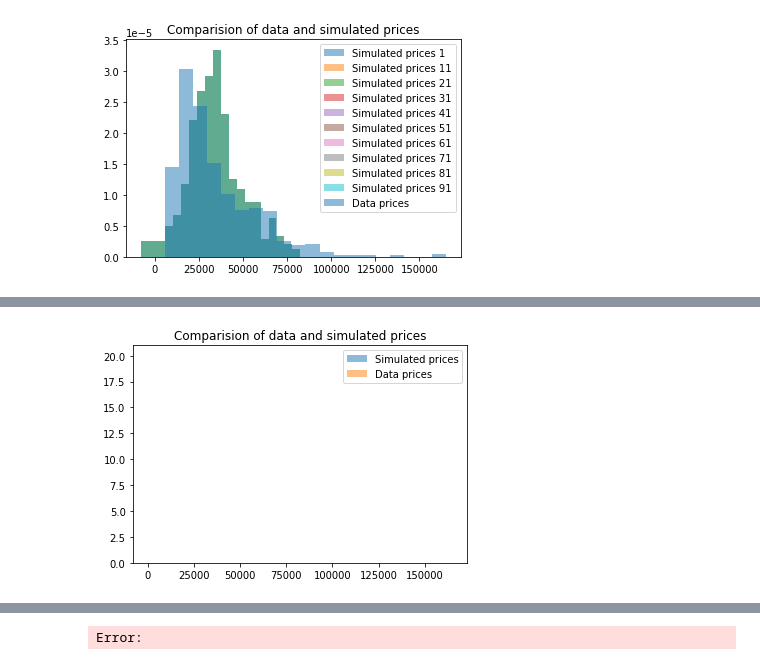
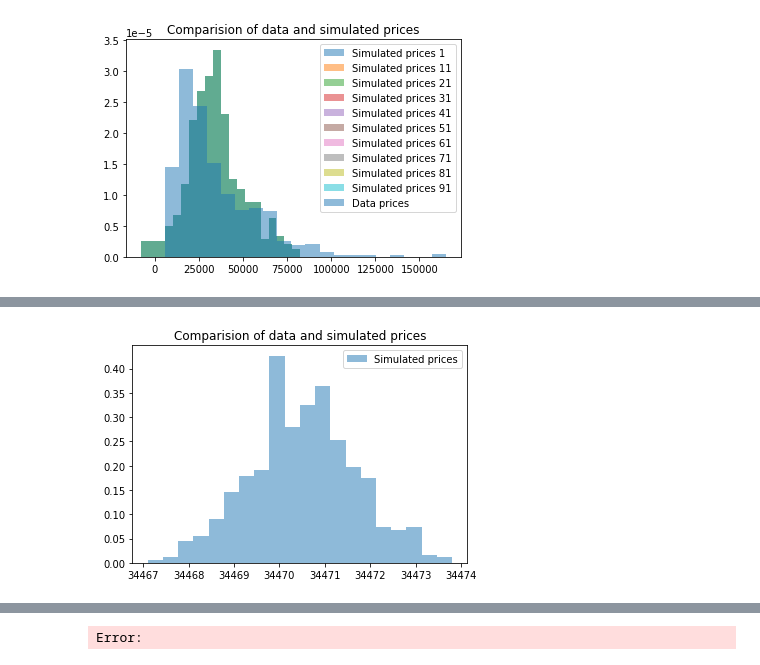
Before and after one commit to Karolina0110/DA, a Jupyter notebook: project/car_sales.ipynb, the cells around one changed output, grey strips where cells are left out. Saved outputs shown, nothing was run; the diff lists cells and outputs as text; code cells hidden in the pictures.

```diff
--- a/project/car_sales.ipynb
+++ b/project/car_sales.ipynb
@@ -169,3 +141,3 @@ print(data_standarzed)
 # %%
-model_2 = cmdstanpy.CmdStanModel(stan_file='car_price_2_ppc.stan')
+model_2 = cmdstanpy.CmdStanModel(stan_file='test.stan')
 # %% [output]
@@ -174,7 +145,0 @@ ValueError: Unable to compile Stan model file: /home/DA/project/car_price_2_ppc.
-# %%
-N = 532
-data = {'N': N,
-        'x1_new': np.linspace(data_standarzed['Mileage_km'].min, data_standarzed['Mileage_km'].max, len(data_standarzed)),
-        'x2_new': np.linspace(data_standarzed['Production_year'].min, data_standarzed['Production_year'].max, len(data_standarzed)),
-        }
-sim_2=model_2.sample(data=data)
@@ -211,0 +146,9 @@ sim_pd_2.head()
+# %%
+data = {'N': N,
+        'x1_new': np.array([np.random.normal(2009, 4) for _ in range(N)])
+    }
+
+sim_2=model_2.sample(data=data)
+sim_pd_2 = sim_2.draws_pd()
+prices_sim_pd_2 = sim_pd_2.loc[:, 'y_generated[1]':'y_generated[532]'].values
+print(sim_pd_2)
@@ -212,12 +191,12 @@ sim_pd_2.head()
 # %%
 plt.figure()
-plt.hist(prices_sim_pd_2[1], bins = 20, alpha = 0.5, density = True, label = f'Simulated prices')
-plt.hist(audi_a3_2000ccm['Price'].values, bins = 20, alpha = 0.5, density = True, label = 'Data prices')
+plt.hist(prices_sim_pd_2[399], bins = 20, alpha = 0.5, density = True, label = f'Simulated prices')
+# plt.hist(audi_a3_2000ccm['Price'].values, bins = 20, alpha = 0.5, density = True, label = 'Data prices')
 plt.legend()
 plt.title('Comparision of data and simulated prices')
 plt.show()
 # %% [output]
-[figure, old version]
+[figure, new version]
 # %%
 data = {
     'N': len(audi_a3_2000ccm),
```
Also changed, not shown: parts of 9 cells of this notebook, 5 other files.
